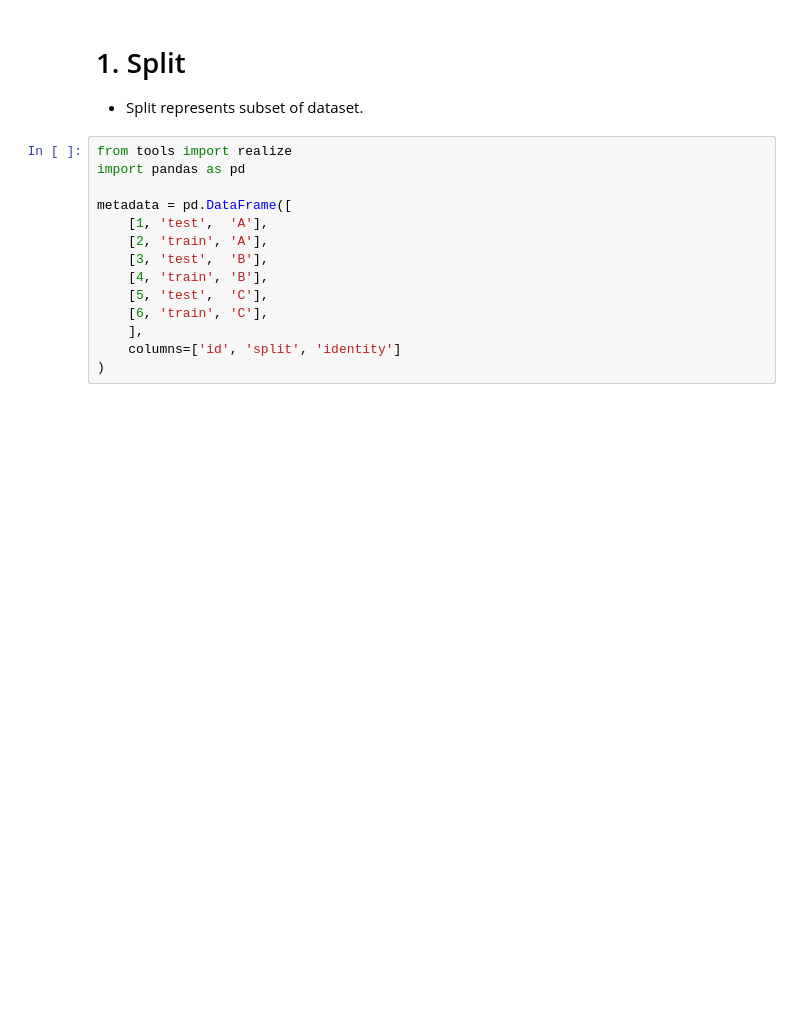
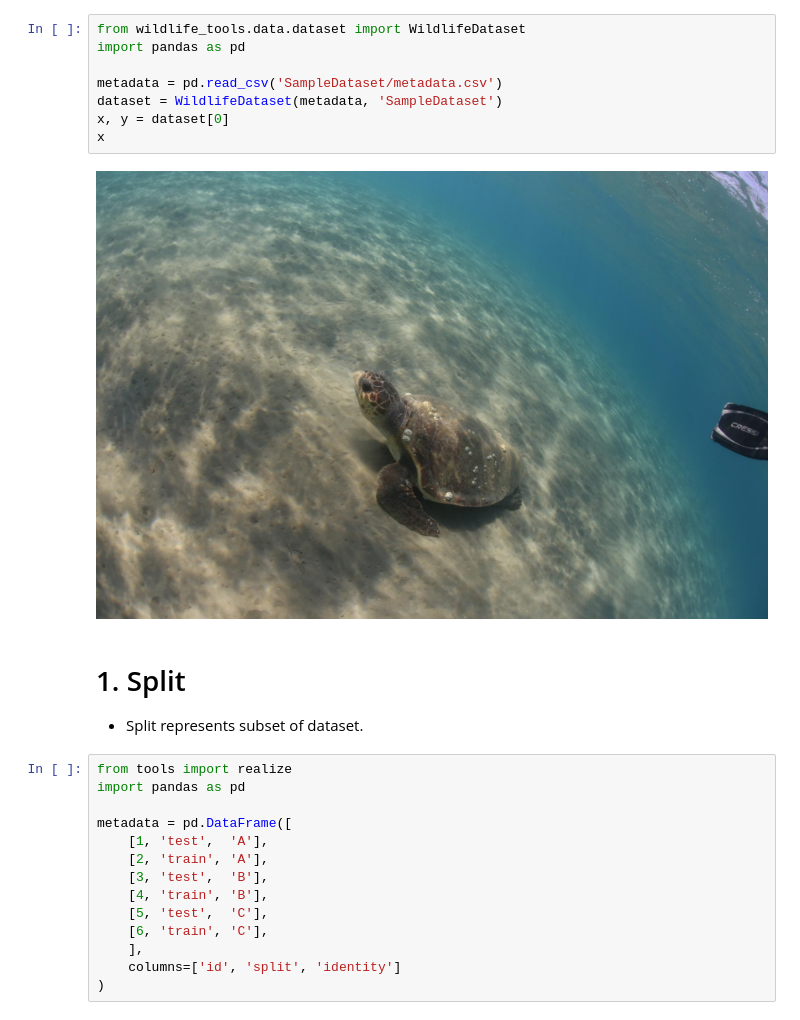
Before and after one commit to WildlifeDatasets/wildlife-tools, a Jupyter notebook: examples/component_data.ipynb, the cells around one changed output. Saved outputs shown, nothing was run; the diff lists cells and outputs as text; blank space fills up the shorter version.

```diff
--- a/examples/component_data.ipynb
+++ b/examples/component_data.ipynb
@@ -1,3 +7,13 @@
+# %%
+from wildlife_tools.data.dataset import WildlifeDataset
+import pandas as pd
+
+metadata = pd.read_csv('SampleDataset/metadata.csv')
+dataset = WildlifeDataset(metadata, 'SampleDataset')
+x, y = dataset[0]
+x
+# %% [output]
+[figure, added]
 # %% [markdown]
 # 1. Split
 - Split represents subset of dataset.
```
Also changed, not shown: parts of 4 cells of this notebook, 15 other files.
